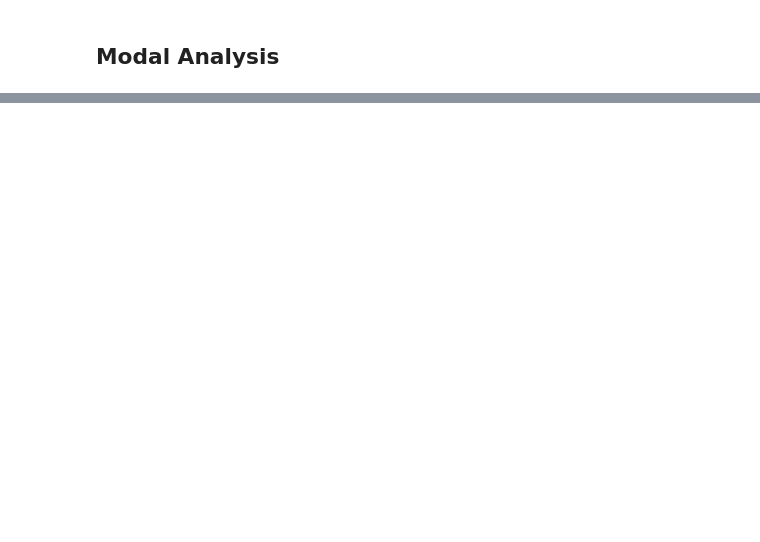
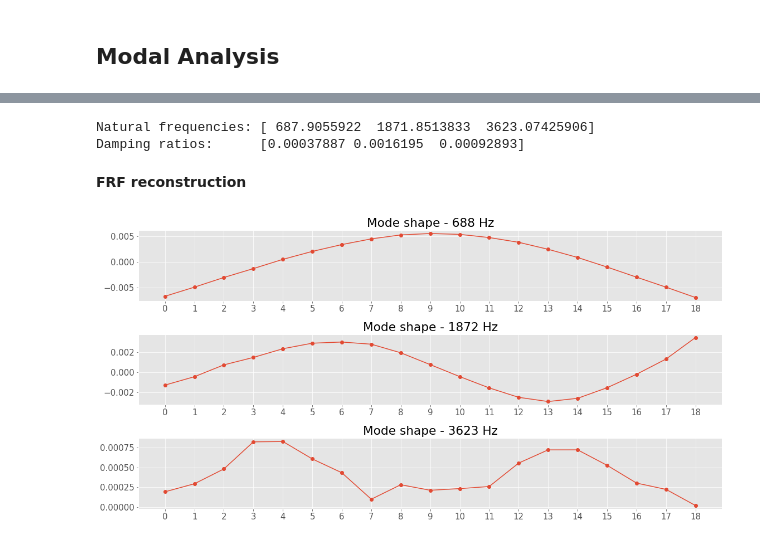
Before and after one commit to ladisk/ImageBasedModalAnalysisTutorial, a Jupyter notebook: ImageBasedModalAnalysisTutorial.ipynb, the cells around one changed output, grey strips where cells are left out. Saved outputs shown, nothing was run; the diff lists cells and outputs as text; code cells hidden in the pictures; blank space fills up the shorter version.

Commit message:
SOF and modal analysis

```diff
--- a/ImageBasedModalAnalysisTutorial.ipynb
+++ b/ImageBasedModalAnalysisTutorial.ipynb
@@ -147,2 +216,4 @@ plt.grid(False)
 # %% [markdown]
 ## Modal Analysis
+# %%
+cam = pyema.lscf(specter, freq)
@@ -148,0 +228,19 @@ plt.grid(False)
+# %%
+print(f'Natural frequencies: {cam.nat_freq}')
+print(f'Damping ratios:      {cam.nat_xi}')
+# %% [output]
+Natural frequencies: [ 687.9055922  1871.8513833  3623.07425906]
+Damping ratios:      [0.00037887 0.0016195  0.00092893]
+# %% [markdown]
+**FRF reconstruction**
+# %%
+frf_rec, modal_const = cam.lsfd(FRF_ind='all')
+# %%
+fig, ax = plt.subplots(modal_const.shape[1]-2)
+for i, a in enumerate(ax):
+    a.plot(modal_const[:, i], 'o-')
+    a.set_title(f'Mode shape - {cam.nat_freq[i]:.0f} Hz')
+    a.set_xticks(np.arange(modal_const.shape[0]))
+plt.tight_layout()
+# %% [output]
+[figure, added]
```
Also changed, not shown: parts of 28 cells of this notebook.
